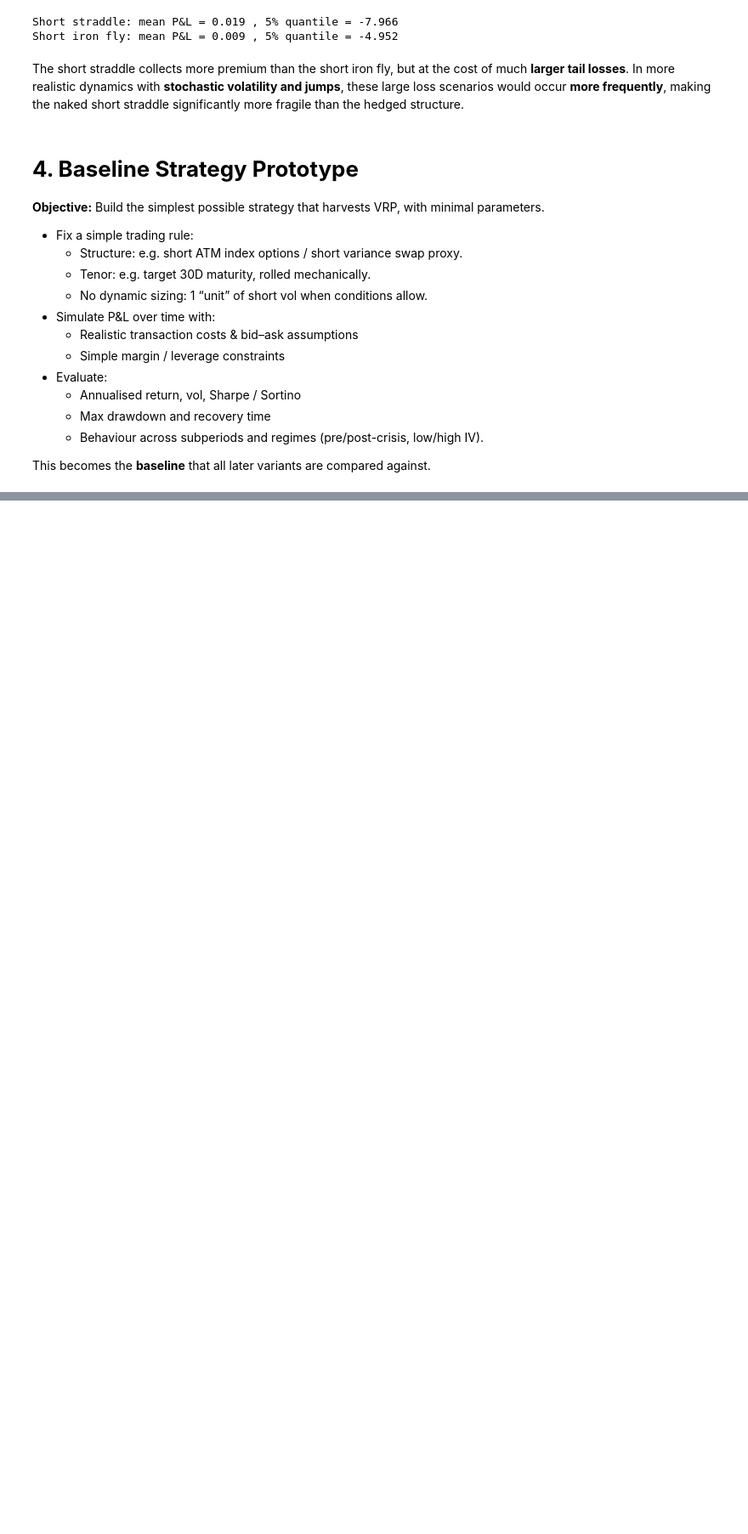
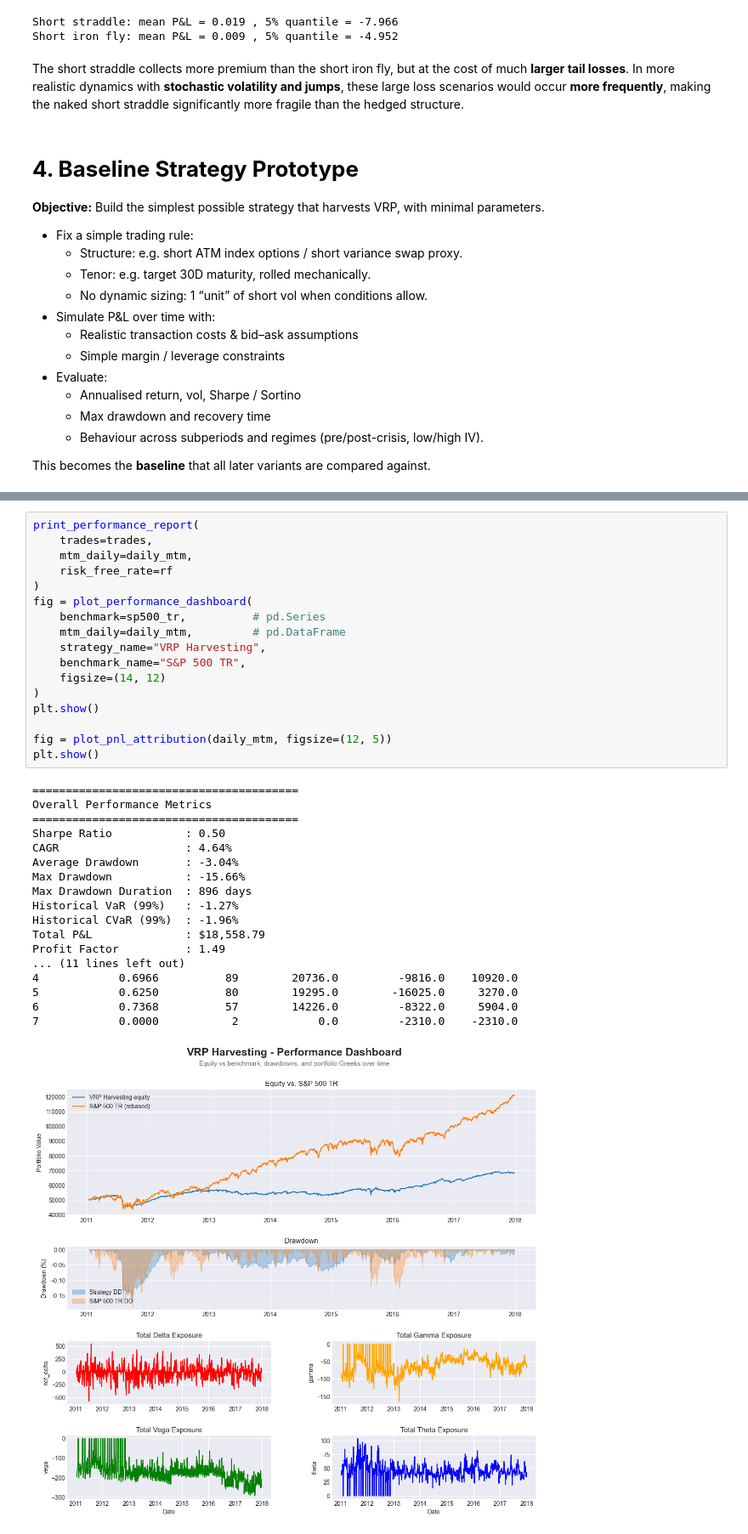
Before and after one commit to anthonymakarewicz/volatility-trading, a Jupyter notebook: notebooks/vrp_harvesting/notebook.ipynb, the cells around one changed output, grey strips where cells are left out. Shown at 85% size. Cells and saved outputs as stored; diff of their text form; blank space fills up the shorter version.

```diff
--- a/notebooks/vrp_harvesting/notebook.ipynb
+++ b/notebooks/vrp_harvesting/notebook.ipynb
@@ -576,0 +609,36 @@ Profit Factor          : 1.47
+# %%
+print_performance_report(
+    trades=trades,
+    mtm_daily=daily_mtm,
+    risk_free_rate=rf
+)
+fig = plot_performance_dashboard(
+    benchmark=sp500_tr,          # pd.Series
+    mtm_daily=daily_mtm,         # pd.DataFrame
+    strategy_name="VRP Harvesting",
+    benchmark_name="S&P 500 TR",
+    figsize=(14, 12)
+)
+plt.show()
+
+fig = plot_pnl_attribution(daily_mtm, figsize=(12, 5))
+plt.show()
+# %% [output]
+========================================
+Overall Performance Metrics
+========================================
+Sharpe Ratio           : 0.50
+CAGR                   : 4.64%
+Average Drawdown       : -3.04%
+Max Drawdown           : -15.66%
+Max Drawdown Duration  : 896 days
+Historical VaR (99%)   : -1.27%
+Historical CVaR (99%)  : -1.96%
+Total P&L              : $18,558.79
+Profit Factor          : 1.49
+... (11 lines left out)
+4            0.6966          89        20736.0         -9816.0    10920.0
+5            0.6250          80        19295.0        -16025.0     3270.0
+6            0.7368          57        14226.0         -8322.0     5904.0
+7            0.0000           2            0.0         -2310.0    -2310.0
+[figure, added]
```
Also changed, not shown: parts of 9 cells of this notebook, 4 other files.
